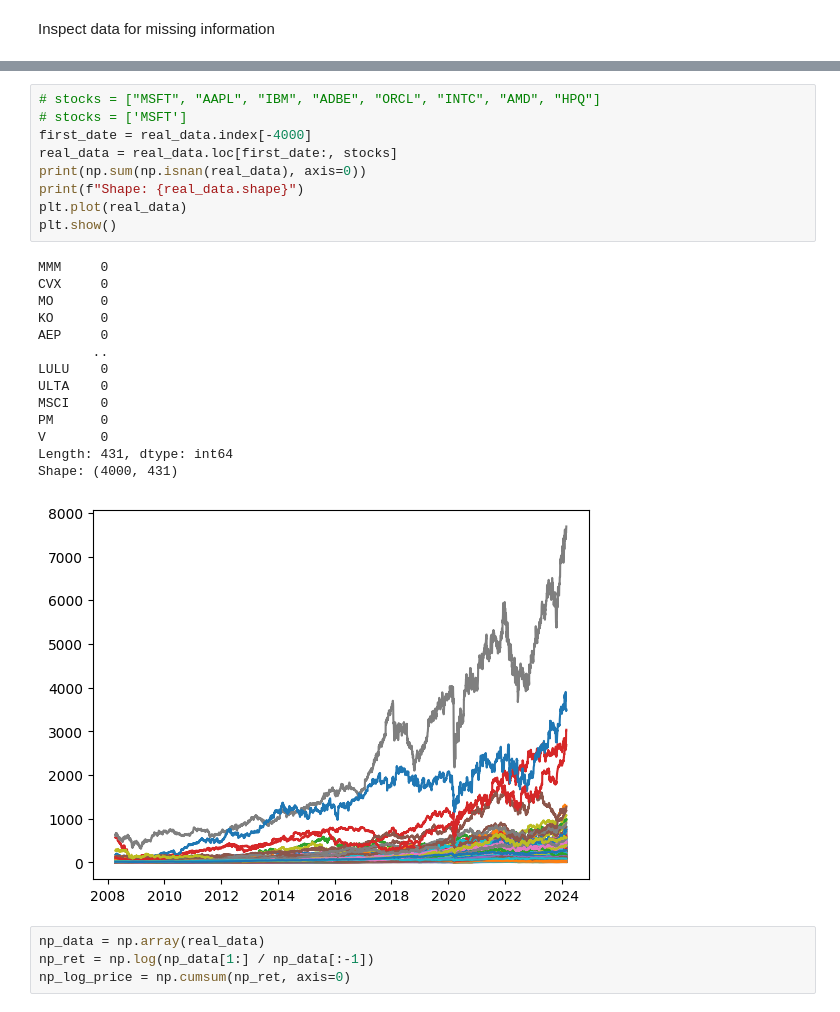
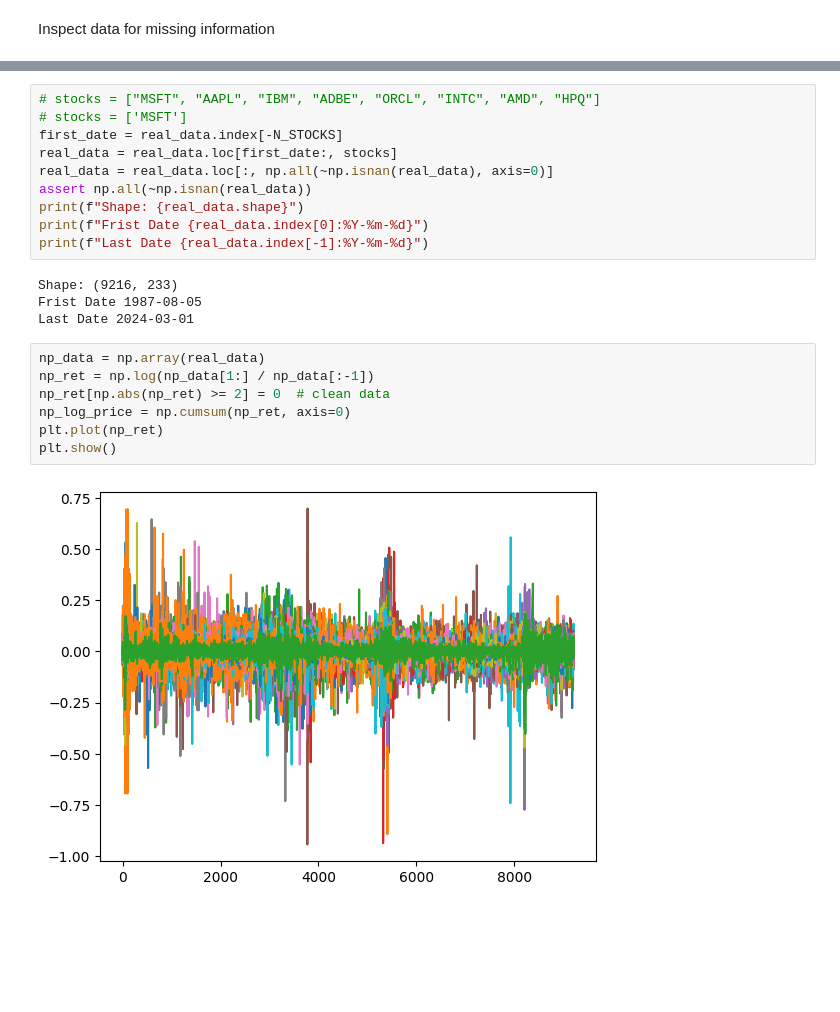
Before and after one commit to ncograf/synthetic_data, a Jupyter notebook: notebooks/stylized_facts.ipynb, the cells around one changed output, grey strips where cells are left out. Cells and saved outputs as stored; diff of their text form; blank space fills up the shorter version.

```diff
--- a/notebooks/stylized_facts.ipynb
+++ b/notebooks/stylized_facts.ipynb
@@ -51,30 +42,25 @@ stocks = stocks.drop(["SPY"])  # drop the index
 # %%
 # stocks = ["MSFT", "AAPL", "IBM", "ADBE", "ORCL", "INTC", "AMD", "HPQ"]
 # stocks = ['MSFT']
-first_date = real_data.index[-4000]
+first_date = real_data.index[-N_STOCKS]
 real_data = real_data.loc[first_date:, stocks]
-print(np.sum(np.isnan(real_data), axis=0))
+real_data = real_data.loc[:, np.all(~np.isnan(real_data), axis=0)]
+assert np.all(~np.isnan(real_data))
 print(f"Shape: {real_data.shape}")
-plt.plot(real_data)
-plt.show()
+print(f"Frist Date {real_data.index[0]:%Y-%m-%d}")
+print(f"Last Date {real_data.index[-1]:%Y-%m-%d}")
 # %% [output]
-MMM     0
-CVX     0
-MO      0
-KO      0
-AEP     0
-       ..
-LULU    0
-ULTA    0
-MSCI    0
-PM      0
-V       0
-Length: 431, dtype: int64
-Shape: (4000, 431)
+Shape: (9216, 233)
+Frist Date 1987-08-05
+Last Date 2024-03-01
-[figure, removed]
 # %%
 np_data = np.array(real_data)
 np_ret = np.log(np_data[1:] / np_data[:-1])
+np_ret[np.abs(np_ret) >= 2] = 0  # clean data
 np_log_price = np.cumsum(np_ret, axis=0)
+plt.plot(np_ret)
+plt.show()
+# %% [output]
+[figure, added]
 # %%
 fig = vsf.visualize_stylized_facts(log_returns=np_ret)
```
Also changed, not shown: parts of 9 cells of this notebook, 13 other files.
